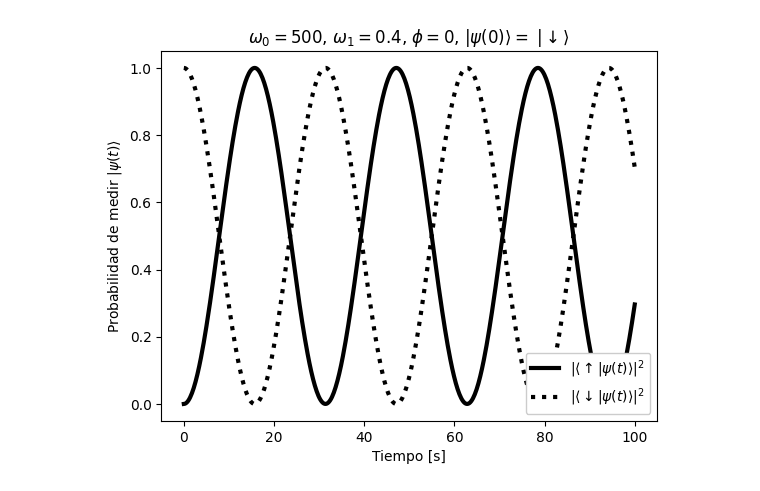
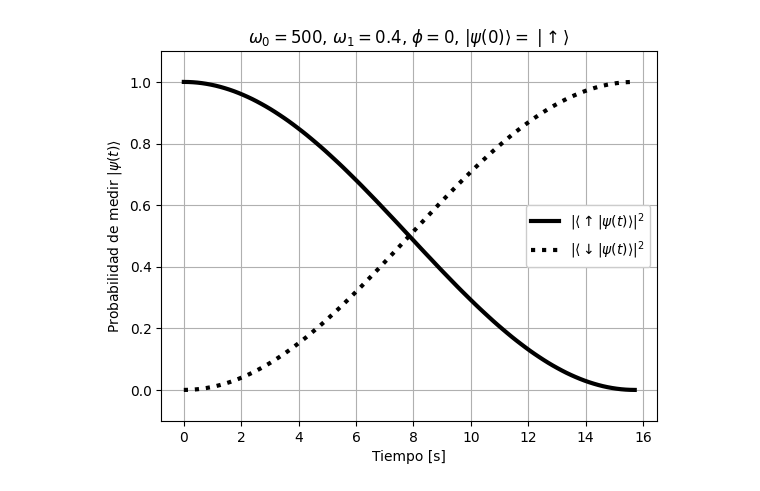
Before and after one commit to Section24259/hmcc_codigo, a Jupyter notebook: one_qubit.ipynb, the cells around one changed output. Drawn from its saved outputs; the diff is of its cells as text; code cells hidden in the pictures.

```diff
--- a/one_qubit.ipynb
+++ b/one_qubit.ipynb
@@ -12,11 +12,11 @@ omega_0 = 500
 omega_1 = 0.4
 phi = 0
 
-tf = 100
+tf = 2 * np.pi / (omega_1)
 
-t = np.linspace(0, tf, 500)
+t = np.linspace(0, tf, 100)
 
-psi_0 = spin_down # Initial condition
+psi_0 = spin_up # Initial condition
 
 sx = sigmax()
 sy = sigmay()
@@ -38,7 +38,7 @@ H = [H0, [H1, H1_coeff]]
 # %%
 # Solving the Schrödinger Equation
 
-output = mesolve(H, psi_0, t)
+output = sesolve(H, psi_0, t)
 # %%
 # Obtaining the probabilities
 
@@ -53,25 +53,28 @@ for state in output.states:
 # %%
 # Plotting the probabilities
 
 fig, axes = plt.subplots()
 
 width = 3
 color = 'black'
 
 axes.plot(t, prob_up, color=color, linewidth=width, linestyle='-', label=r'$|\langle \uparrow | \psi (t) \rangle|^2$')
 axes.plot(t, prob_down, color=color, linewidth=width, linestyle=':', label=r'$|\langle \downarrow | \psi (t) \rangle|^2$')
 
 if psi_0 == spin_up:
     init_cond = r'$\uparrow$'
 else:
     init_cond = r'$\downarrow$'
 
 axes.set_title(f'$\omega_0 = {omega_0}$, $\omega_1 = {omega_1}$, $\phi = {phi}$' + r', $ | \psi (0) \rangle = $ |' + init_cond + r'$\rangle$')
 axes.set_xlabel('Tiempo [s]')
 axes.set_ylabel(r'Probabilidad de medir $| \psi (t) \rangle$')
-axes.legend(loc='lower right', framealpha=1)
+axes.legend(loc='best', framealpha=1)
+
+axes.grid()
+axes.set_ylim([-0.1, 1.1])
 
 plt.show()
 # %% [output]
-[figure, old version]
+[figure, new version]
 # %%
```
Also changed, not shown: parts of 2 cells of this notebook, 1 other file.
